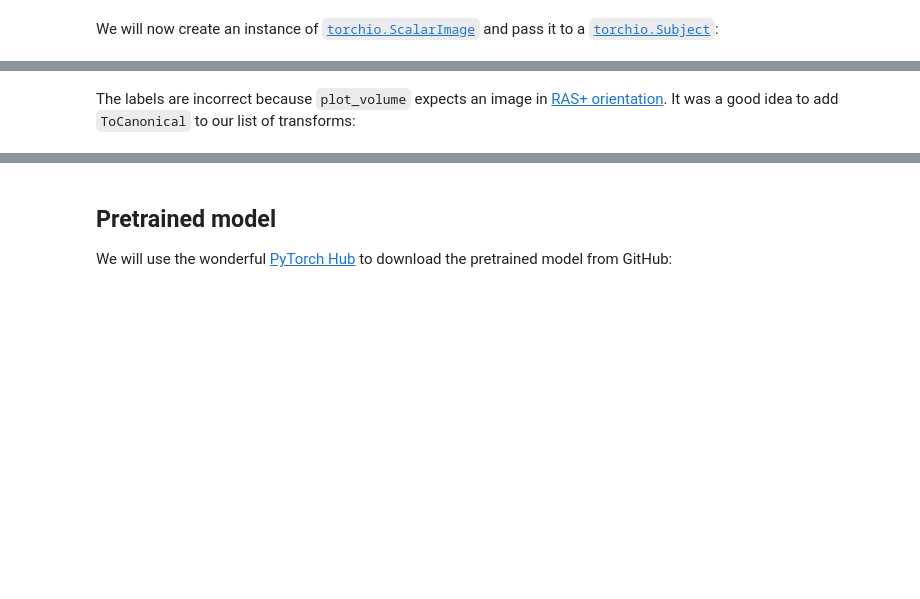
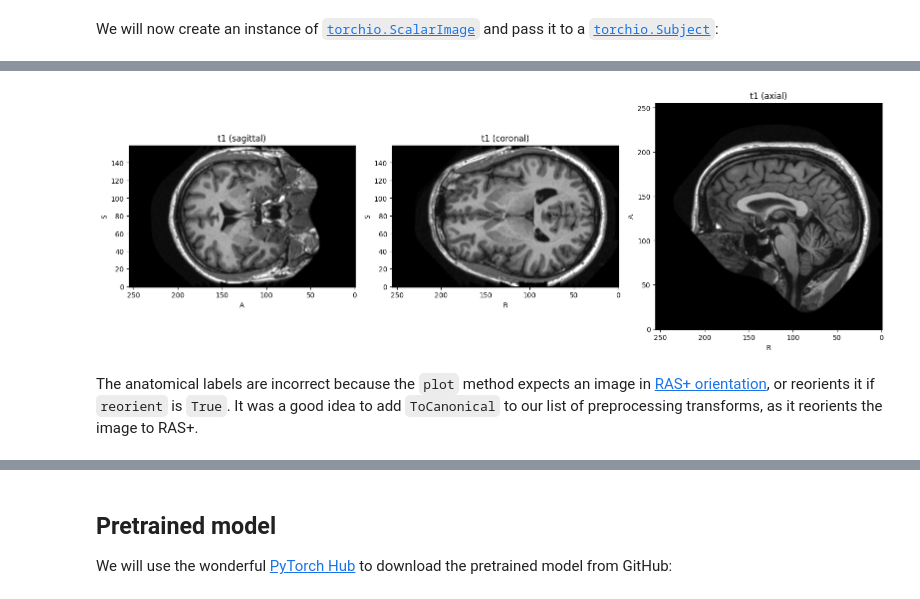
Before and after one commit to fepegar/torchio-notebooks, a Jupyter notebook: notebooks/Brain_parcellation_with_TorchIO_and_HighRes3DNet.ipynb, the cells around one changed output, grey strips where cells are left out. Saved outputs shown, nothing was run; the diff lists cells and outputs as text; code cells hidden in the pictures; blank space fills up the shorter version.

Commit message:
Stop using interactive visualization

```diff
--- a/notebooks/Brain_parcellation_with_TorchIO_and_HighRes3DNet.ipynb
+++ b/notebooks/Brain_parcellation_with_TorchIO_and_HighRes3DNet.ipynb
@@ -23,18 +22,22 @@ First we will install TorchIO and download a couple of useful files:
 !curl -sS -O https://raw.githubusercontent.com/fepegar/highresnet/master/GIFNiftyNet.ctbl
 # %%
 import datetime
+from functools import partialmethod
 from pathlib import Path
 
+import numpy as np
+import pandas as pd
 import torch
-import numpy as np
 import torchio as tio
+from matplotlib.colors import ListedColormap
 from tqdm.auto import tqdm, trange
-import visualization
-plot_volume = visualization.plot_volume_interactive
-%config InlineBackend.figure_format = 'retina'
-torch.manual_seed(20202021)
+
+
+torch.manual_seed(0)
+torch.set_grad_enabled(False)
+figsize = 16, 9
+tio.Subject.plot = partialmethod(tio.Subject.plot, figsize=figsize, reorient=False)
+
 print('TorchIO version:', tio.__version__)
 print('Last run:', datetime.date.today())
-
-torch.set_grad_enabled(False);
 # %% [output]
@@ -89,2 +83,6 @@ HBox(children=(IntSlider(value=128, continuous_update=False, description='Sagitt
+# %%
+subject.plot()
+# %% [output]
+[figure, added]
 # %% [markdown]
-The labels are incorrect because `plot_volume` expects an image in [RAS+ orientation](https://nipy.org/nibabel/image_orientation.html). It was a good idea to add `ToCanonical` to our list of transforms:
+The anatomical labels are incorrect because the `plot` method expects an image in [RAS+ orientation](https://nipy.org/nibabel/image_orientation.html), or reorients it if `reorient` is `True`. It was a good idea to add `ToCanonical` to our list of preprocessing transforms, as it reorients the image to RAS+.
```
Also changed, not shown: parts of 20 cells of this notebook.
